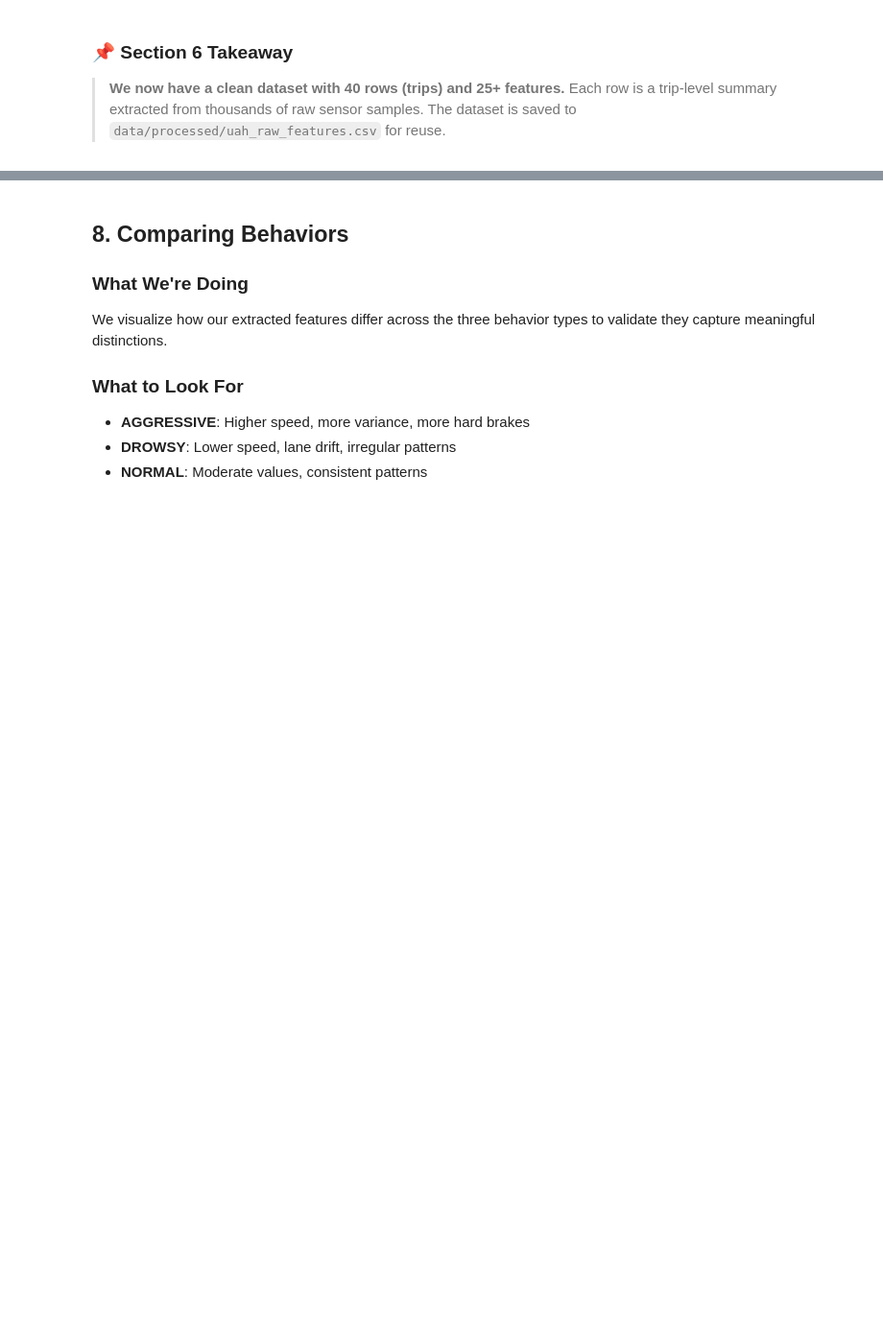
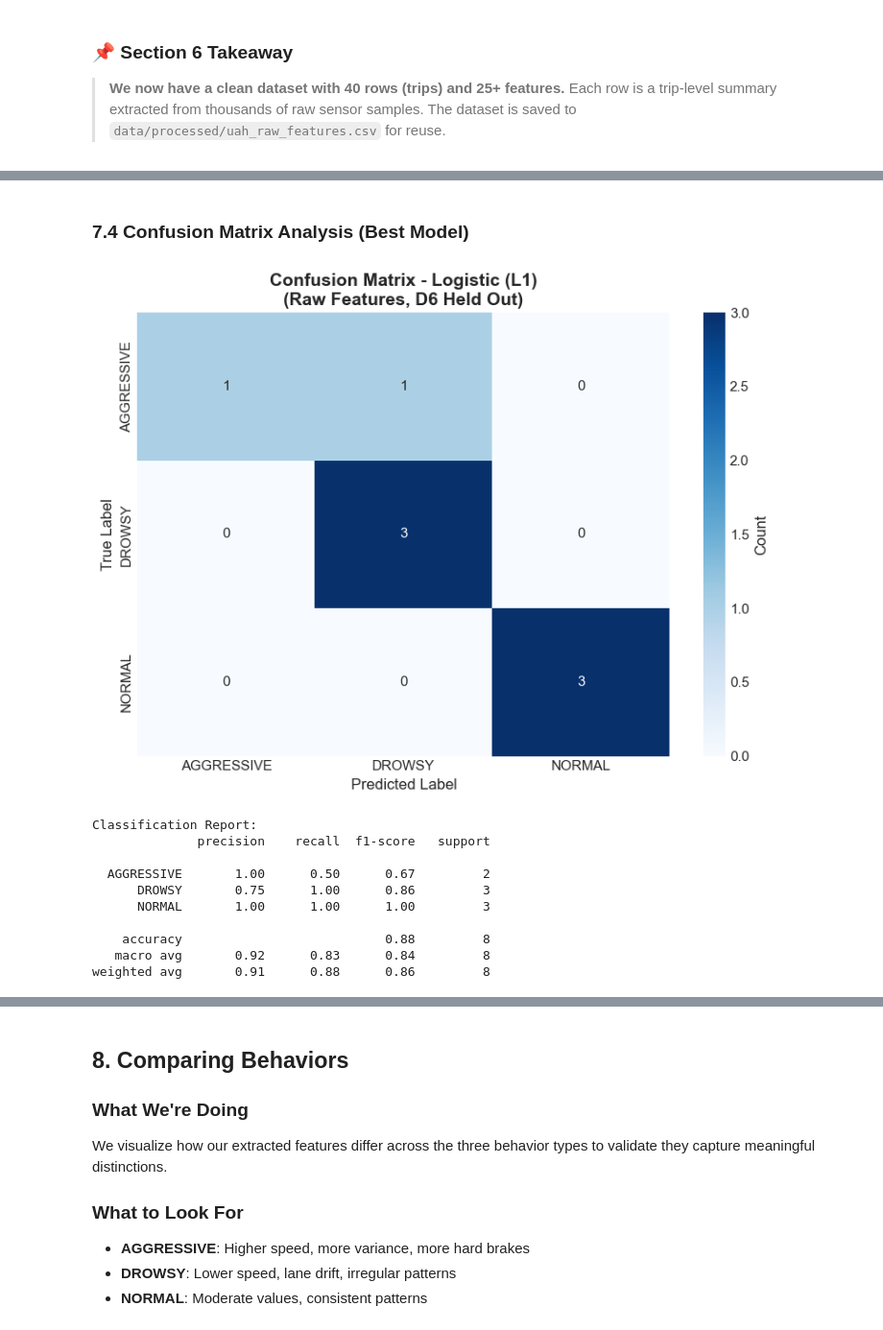
Before and after one commit to rezamirzaei/ABAX, a Jupyter notebook: notebooks/05_raw_data_analysis.ipynb, the cells around one changed output, grey strips where cells are left out. Shown: that part at 96% size. Saved outputs shown, nothing was run; the diff lists cells and outputs as text; code cells hidden in the pictures; blank space fills up the shorter version.

```diff
--- a/notebooks/05_raw_data_analysis.ipynb
+++ b/notebooks/05_raw_data_analysis.ipynb
@@ -519 +770,42 @@ Gradient Boosting:
+# %% [markdown]
+### 7.4 Confusion Matrix Analysis (Best Model)
+# %%
+# Train best model and get predictions
+best_model_name = comparison_df.iloc[0]['Model']
+if best_model_name == 'CNN (PyTorch)':
+    best_clf = cnn
+    y_pred_best = y_pred_cnn_enc
+else:
+    best_clf = classifiers[best_model_name]
+    best_clf.fit(X_train_scaled, y_train_enc)
+    y_pred_best = best_clf.predict(X_test_scaled)
+
+# Confusion matrix
+cm = confusion_matrix(y_test_enc, y_pred_best)
+class_names = le.classes_
+
+fig, ax = plt.subplots(figsize=(8, 6))
+sns.heatmap(cm, annot=True, fmt='d', cmap='Blues', xticklabels=class_names,
+            yticklabels=class_names, ax=ax, cbar_kws={'label': 'Count'})
+ax.set_xlabel('Predicted Label', fontsize=12)
+ax.set_ylabel('True Label', fontsize=12)
+ax.set_title(f'Confusion Matrix - {best_model_name}\n(Raw Features, D6 Held Out)', fontweight='bold')
+plt.tight_layout()
+plt.savefig(project_root / 'results' / 'figures' / 'confusion_matrix_raw.png', dpi=300, bbox_inches='tight')
+plt.show()
+
+print("\nClassification Report:")
+print(classification_report(y_test_enc, y_pred_best, target_names=class_names))
+# %% [output]
+[figure, added]
+Classification Report:
+              precision    recall  f1-score   support
+
+  AGGRESSIVE       1.00      0.50      0.67         2
+      DROWSY       0.75      1.00      0.86         3
+      NORMAL       1.00      1.00      1.00         3
+
+    accuracy                           0.88         8
+   macro avg       0.92      0.83      0.84         8
+weighted avg       0.91      0.88      0.86         8
 # %% [markdown]
```
Also changed, not shown: parts of 18 cells of this notebook, 8 other files.
